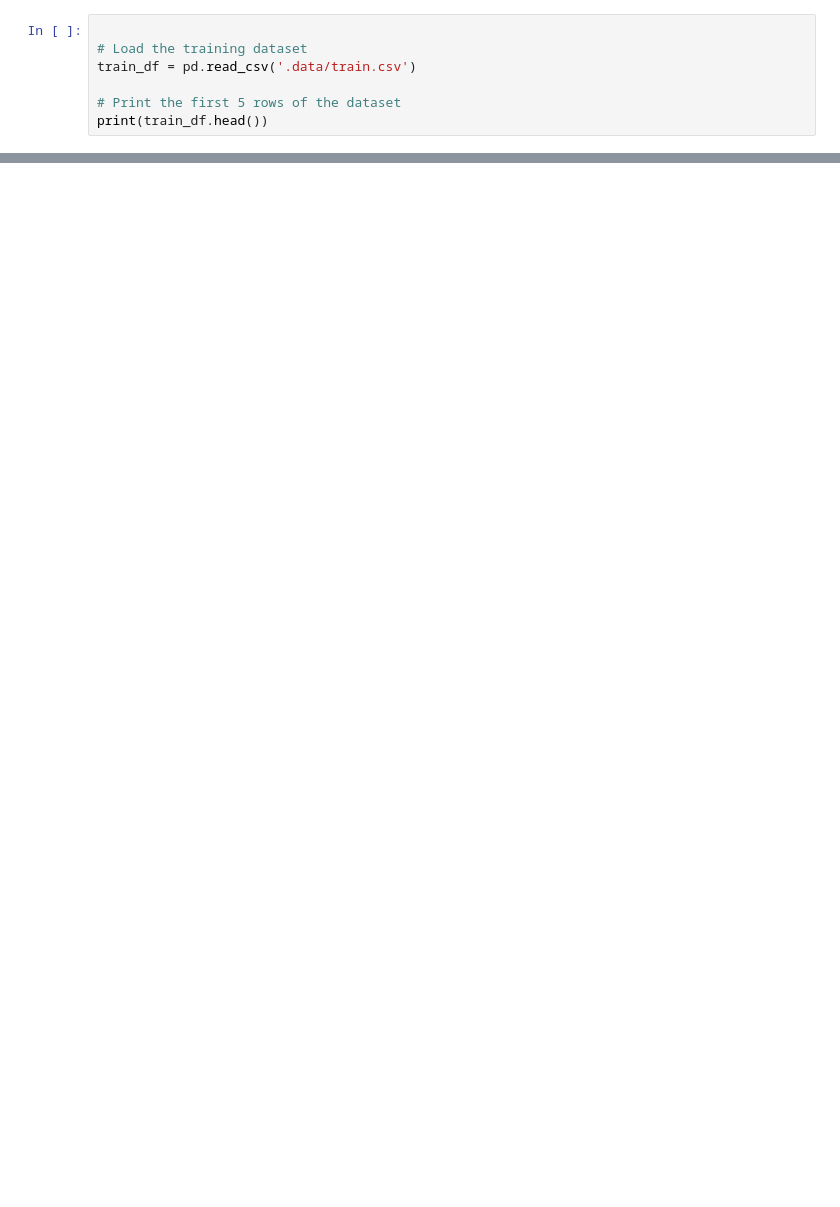
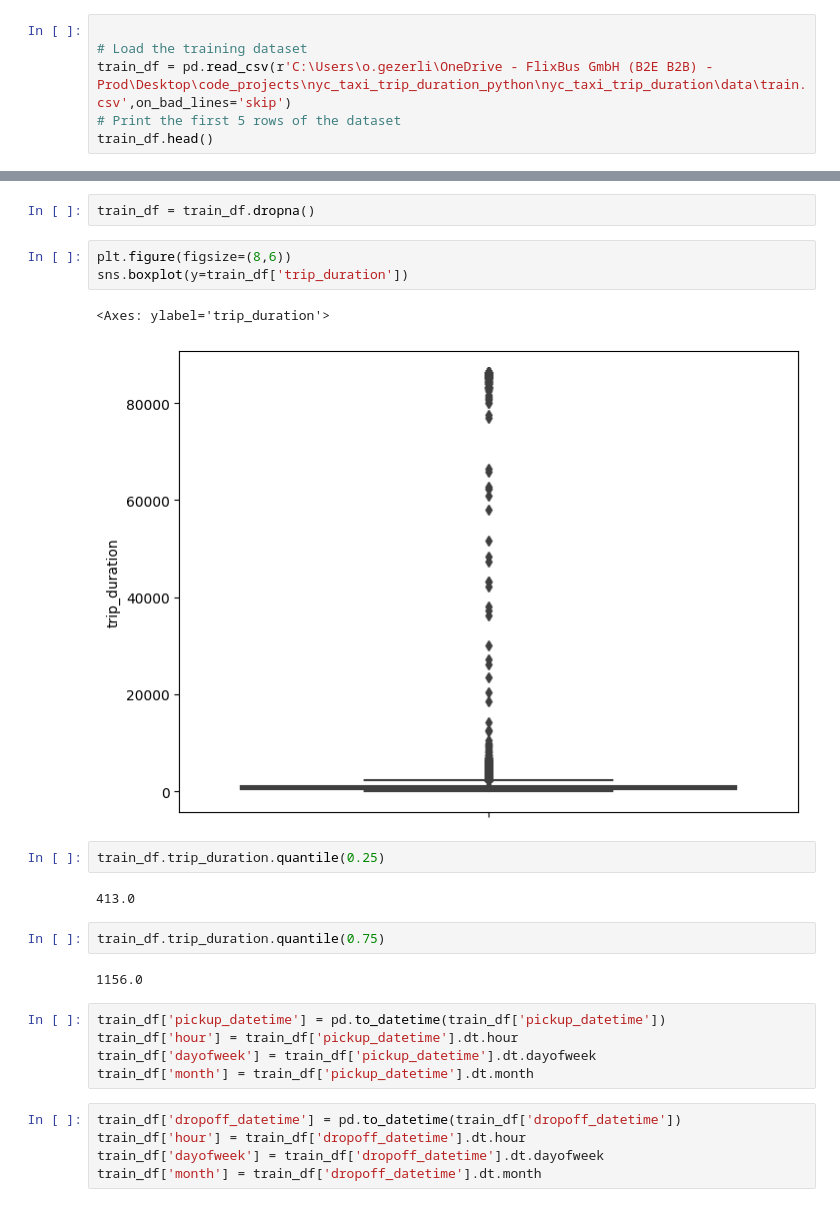
Before and after one commit to denizgezerli/nyc_taxi_trip_duration, a Jupyter notebook: notebooks/analysis.ipynb, the cells around one changed output, grey strips where cells are left out. Drawn from its saved outputs; the diff is of its cells as text; blank space fills up the shorter version.

```diff
--- a/notebooks/analysis.ipynb
+++ b/notebooks/analysis.ipynb
@@ -5,8 +7,7 @@ import ipdb
 # %%
 
 # Load the training dataset
-train_df = pd.read_csv('.data/train.csv')
-
+train_df = pd.read_csv(r'C:\Users\o.gezerli\OneDrive - FlixBus GmbH (B2E B2B) - Prod\Desktop\code_projects\nyc_taxi_trip_duration_python\nyc_taxi_trip_duration\data\train.csv',on_bad_lines='skip')
 # Print the first 5 rows of the dataset
-print(train_df.head())
+train_df.head()
 # %% [output]
@@ -18,0 +55,26 @@ C:\Users\o.gezerli\OneDrive - FlixBus GmbH (B2E B2B) - Prod\Desktop\code_project
+# %%
+train_df = train_df.dropna()
+# %%
+plt.figure(figsize=(8,6))
+sns.boxplot(y=train_df['trip_duration'])
+# %% [output]
+<Axes: ylabel='trip_duration'>
+[figure, added]
+# %%
+train_df.trip_duration.quantile(0.25)
+# %% [output]
+413.0
+# %%
+train_df.trip_duration.quantile(0.75)
+# %% [output]
+1156.0
+# %%
+train_df['pickup_datetime'] = pd.to_datetime(train_df['pickup_datetime'])
+train_df['hour'] = train_df['pickup_datetime'].dt.hour
+train_df['dayofweek'] = train_df['pickup_datetime'].dt.dayofweek
+train_df['month'] = train_df['pickup_datetime'].dt.month
+# %%
+train_df['dropoff_datetime'] = pd.to_datetime(train_df['dropoff_datetime'])
+train_df['hour'] = train_df['dropoff_datetime'].dt.hour
+train_df['dayofweek'] = train_df['dropoff_datetime'].dt.dayofweek
+train_df['month'] = train_df['dropoff_datetime'].dt.month
```
Also changed, not shown: parts of 12 cells of this notebook, 3 other files.
